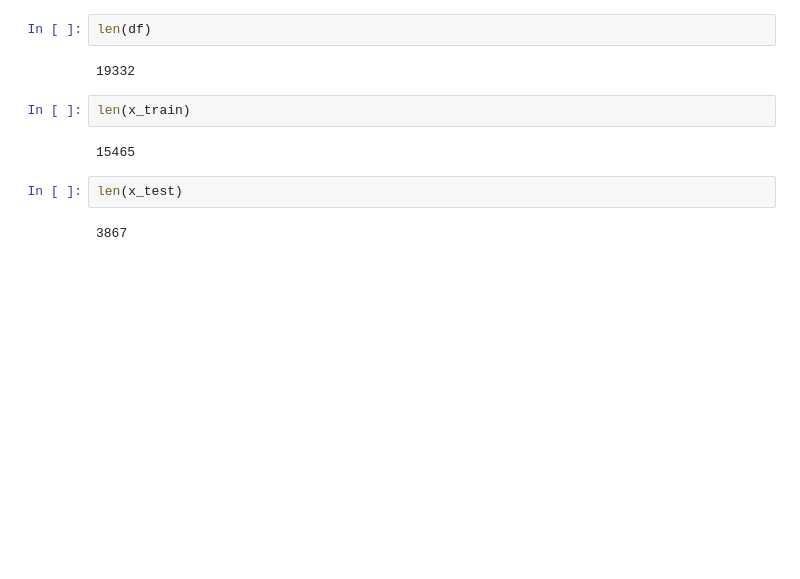
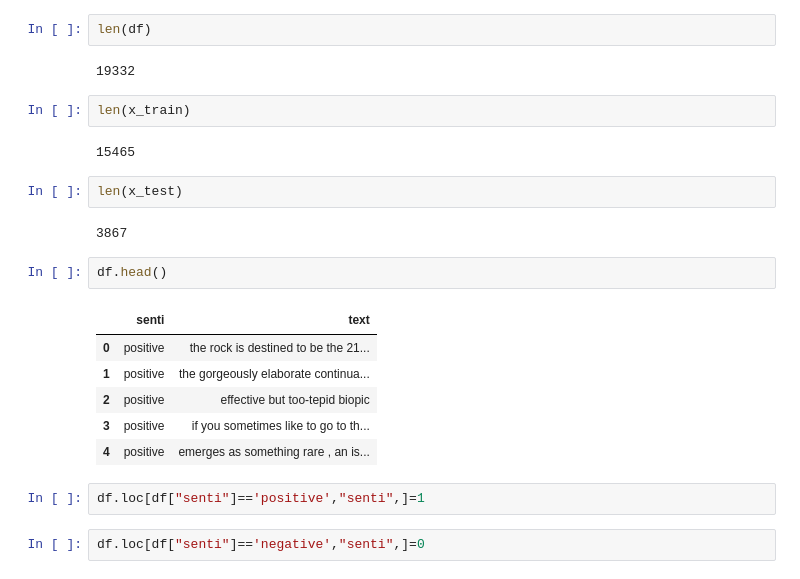
Before and after one commit to AnuragLaskar/Final-Project, a Jupyter notebook: svm/svm test.ipynb, the cells around one changed output. Saved outputs shown, nothing was run; the diff lists cells and outputs as text; blank space fills up the shorter version.

```diff
--- a/svm/svm test.ipynb
+++ b/svm/svm test.ipynb
@@ -142,3 +142,16 @@ len(x_train)
 len(x_test)
 # %% [output]
 3867
+# %%
+df.head()
+# %% [output]
+|  | senti | text |
+| 0 | positive | the rock is destined to be the 21... |
+| 1 | positive | the gorgeously elaborate continua... |
+| 2 | positive | effective but too-tepid biopic |
+| 3 | positive | if you sometimes like to go to th... |
+| 4 | positive | emerges as something rare , an is... |
+# %%
+df.loc[df["senti"]=='positive',"senti",]=1
+# %%
+df.loc[df["senti"]=='negative',"senti",]=0
```
Also changed, not shown: parts of 1 cell of this notebook, 3 other files.
